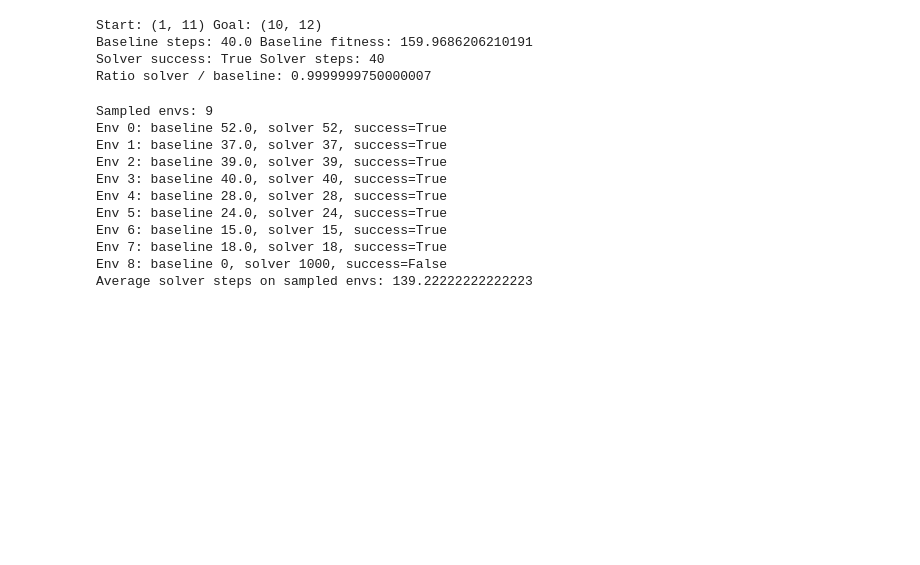
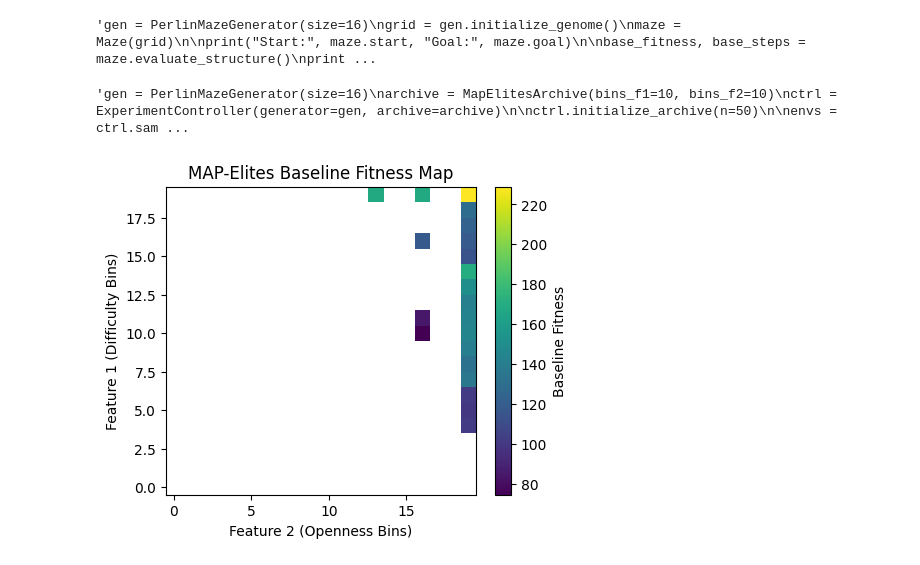
Before and after one commit to SteelspeedYYC/CAS739_TermProject, a Jupyter notebook: test.ipynb, the cells around one changed output. Drawn from its saved outputs; the diff is of its cells as text; code cells hidden in the pictures; blank space fills up the shorter version.

```diff
--- a/test.ipynb
+++ b/test.ipynb
@@ -144,31 +144,25 @@ from MazeSolver.Solver import AStarSolver
 from Archive import MapElitesArchive, Individual
 from Controller import ExperimentController
 # %%
-# 1. 生成一张迷宫
-gen = PerlinMazeGenerator(size=16)
+"""gen = PerlinMazeGenerator(size=16)
 grid = gen.initialize_genome()
 maze = Maze(grid)
 
 print("Start:", maze.start, "Goal:", maze.goal)
 
-# 2. baseline 路径长度（用于对比）
 base_fitness, base_steps = maze.evaluate_structure()
 print("Baseline steps:", base_steps, "Baseline fitness:", base_fitness)
 
-# 3. 用未进化的 A* Solver 跑
 theta0 = np.array([-1.0, -0.5, 0.2, 0.0])
 solver = AStarSolver(theta=theta0)
 
 success, steps = solver.solve(maze)
 print("Solver success:", success, "Solver steps:", steps)
-print("Ratio solver / baseline:", steps / (base_steps + 1e-6))
+print("Ratio solver / baseline:", steps / (base_steps + 1e-6))"""
 # %% [output]
-Start: (1, 11) Goal: (10, 12)
-Baseline steps: 40.0 Baseline fitness: 159.9686206210191
-Solver success: True Solver steps: 40
-Ratio solver / baseline: 0.9999999750000007
+'gen = PerlinMazeGenerator(size=16)\ngrid = gen.initialize_genome()\nmaze = Maze(grid)\n\nprint("Start:", maze.start, "Goal:", maze.goal)\n\nbase_fitness, base_steps = maze.evaluate_structure()\nprint ...
 # %%
-gen = PerlinMazeGenerator(size=16)
+"""gen = PerlinMazeGenerator(size=16)
 archive = MapElitesArchive(bins_f1=10, bins_f2=10)
 ctrl = ExperimentController(generator=gen, archive=archive)
 
@@ -194,16 +188,42 @@ for i, indiv in enumerate(envs):
     total += steps_used
 
 avg_steps = total / max(len(envs), 1)
-print("Average solver steps on sampled envs:", avg_steps)
+print("Average solver steps on sampled envs:", avg_steps)"""
 # %% [output]
-Sampled envs: 9
-Env 0: baseline 52.0, solver 52, success=True
-Env 1: baseline 37.0, solver 37, success=True
-Env 2: baseline 39.0, solver 39, success=True
-Env 3: baseline 40.0, solver 40, success=True
-Env 4: baseline 28.0, solver 28, success=True
-Env 5: baseline 24.0, solver 24, success=True
-Env 6: baseline 15.0, solver 15, success=True
-Env 7: baseline 18.0, solver 18, success=True
-Env 8: baseline 0, solver 1000, success=False
-Average solver steps on sampled envs: 139.22222222222223
+'gen = PerlinMazeGenerator(size=16)\narchive = MapElitesArchive(bins_f1=10, bins_f2=10)\nctrl = ExperimentController(generator=gen, archive=archive)\n\nctrl.initialize_archive(n=50)\n\nenvs = ctrl.sam ...
+# %%
+pn_gen = PerlinMazeGenerator(size=16)
+dfs_gen = DFSMazeGenerator(size=16)
+
+archive = MapElitesArchive(bins_f1=20, bins_f2=20)
+ctrl = ExperimentController(generator=pn_gen, archive=archive)
+
+ctrl.initialize_archive_mixed(n=100, perlin_gen=pn_gen, dfs_gen=dfs_gen)
+# %%
+import matplotlib.pyplot as plt
+arch = ctrl.archive
+
+rows = arch.bins_f1
+cols = arch.bins_f2
+
+baseline_mat = np.full((rows, cols), np.nan)
+solver_mat   = np.full((rows, cols), np.nan)
+
+for i in range(rows):
+    for j in range(cols):
+        indiv = arch.grid[i][j]
+        if indiv is None:
+            continue
+        baseline_mat[i, j] = indiv.baseline_fitness
+        if indiv.solver_fitness is not None:
+            solver_mat[i, j] = indiv.solver_fitness
+
+plt.figure(figsize=(5, 4))
+plt.imshow(baseline_mat, origin="lower", aspect="auto")
+plt.colorbar(label="Baseline Fitness")
+plt.xlabel("Feature 2 (Openness Bins)")
+plt.ylabel("Feature 1 (Difficulty Bins)")
+plt.title("MAP-Elites Baseline Fitness Map")
+plt.show()
+# %% [output]
+[figure, added]
```
Also changed, not shown: parts of 14 cells of this notebook, 6 other files.
